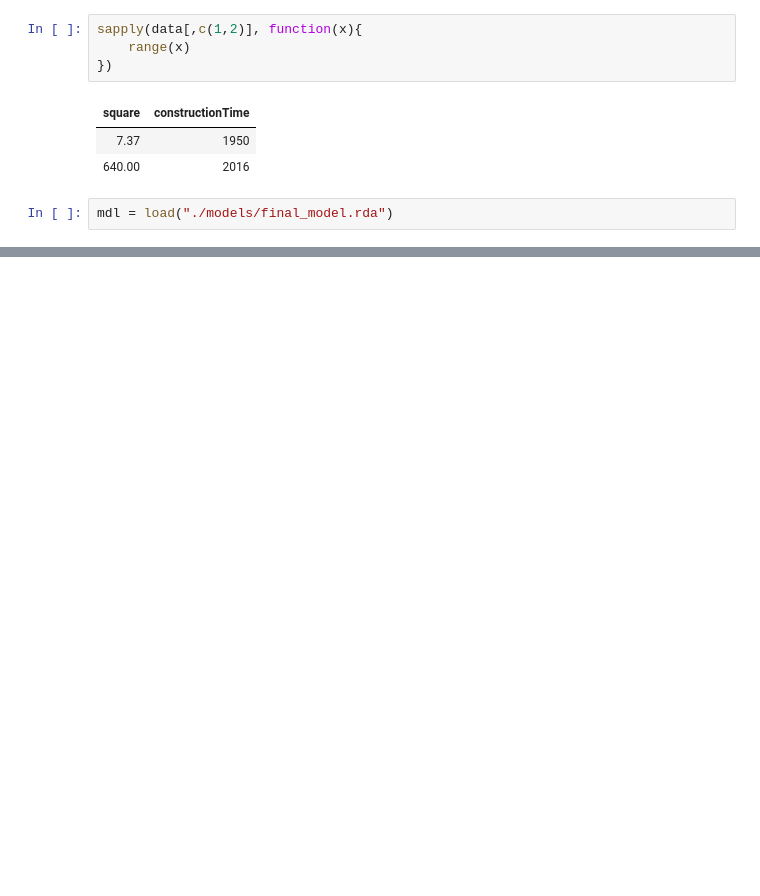
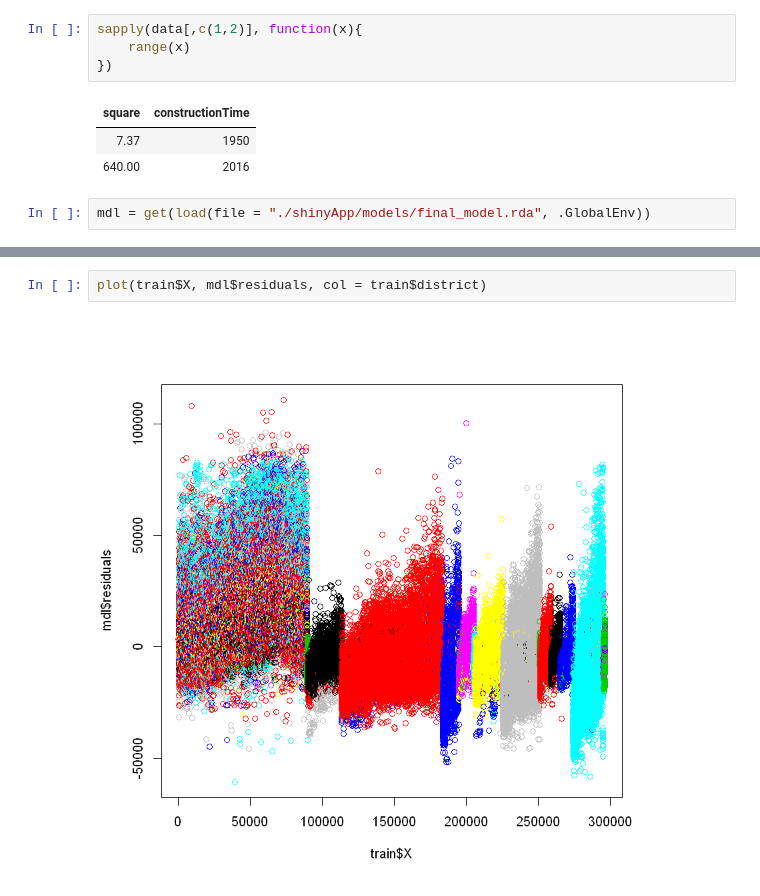
Before and after one commit to ICECSP-Project/house-price-app-shiny, a Jupyter notebook: analysis.ipynb, the cells around one changed output, grey strips where cells are left out. Cells and saved outputs as stored; diff of their text form; blank space fills up the shorter version.

```diff
--- a/analysis.ipynb
+++ b/analysis.ipynb
@@ -64,7 +71,7 @@ sapply(data[,c(1,2)], function(x){
 | 7.37 | 1950 |
 | 640.00 | 2016 |
 # %%
-mdl = load("./models/final_model.rda")
+mdl = get(load(file = "./shinyApp/models/final_model.rda", .GlobalEnv))
 # %%
 predict(mdl, newdata = data.frame(data[1,]))
 # %% [output]
@@ -72,0 +100,4 @@ predict(mdl, newdata = data.frame(data[1,]))
+# %%
+plot(train$X, mdl$residuals, col = train$district)
+# %% [output]
+[figure, added]
```
Also changed, not shown: parts of 8 cells of this notebook, 3 other files.
